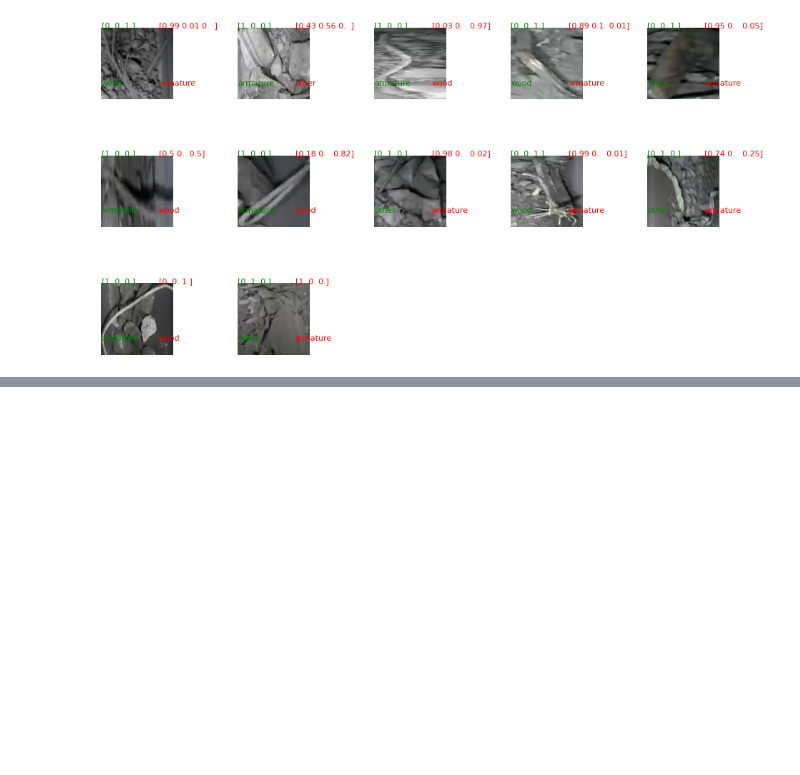
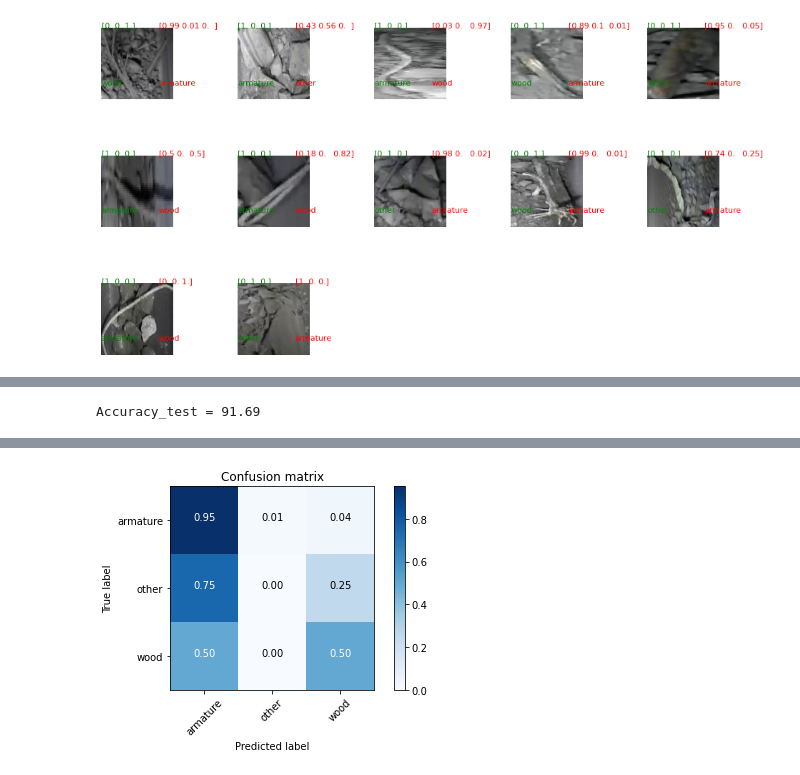
Before and after one commit to alxvmr/ore_ml, a Jupyter notebook: Ore_objectDetection.ipynb, the cells around one changed output, grey strips where cells are left out. Saved outputs shown, nothing was run; the diff lists cells and outputs as text; code cells hidden in the pictures; blank space fills up the shorter version.

```diff
--- a/Ore_objectDetection.ipynb
+++ b/Ore_objectDetection.ipynb
@@ -751,0 +796,14 @@ for ind, val in enumerate(wrong[:100]):
+# %%
+early_stopping = EarlyStopping(monitor='val_loss', verbose = 1, patience=10, min_delta = .00075)
+model_checkpoint = ModelCheckpoint('ModelWeights.h5', verbose = 1, save_best_only=True,
+                                  monitor = 'val_loss')
+lr_plat = ReduceLROnPlateau(patience = 2, mode = 'min')
+epochs = 30
+batch_size = 32
+model = get_conv_model(dim=(img_height, img_width, 3))
+
+model_history = model.fit_generator(
+    train_generator,
+    epochs=epochs,
+    callbacks = [early_stopping, model_checkpoint, lr_plat],
+    validation_data=val_generator)
@@ -751,0 +828,17 @@ for ind, val in enumerate(wrong[:100]):
+# %%
+scores = model.evaluate_generator(test_generator)
+print(f"Accuracy_test = {round(scores[1] * 100, 2)}")
+# %% [output]
+Accuracy_test = 91.69
+# %%
+imgs, labels = pred_generator.next()
+array_imgs = np.transpose(np.asarray([img_to_array(img) for img in imgs]),(0,2,1,3))
+predictions = model.predict(imgs)
+rounded_pred = np.asarray([np.round(i) for i in predictions])
+
+categorical_test_labels = pd.DataFrame(labels).idxmax(axis=1)
+categorical_preds = pd.DataFrame(rounded_pred).idxmax(axis=1)
+confusion_matrix = sklearn.metrics.confusion_matrix(categorical_test_labels, categorical_preds)
+
+plot_confusion_matrix(confusion_matrix, ['armature', 'other', 'wood'], normalize=True)
+# %% [output]
@@ -751,0 +847 @@ for ind, val in enumerate(wrong[:100]):
+[figure, added]
```
Also changed, not shown: parts of 12 cells of this notebook.
